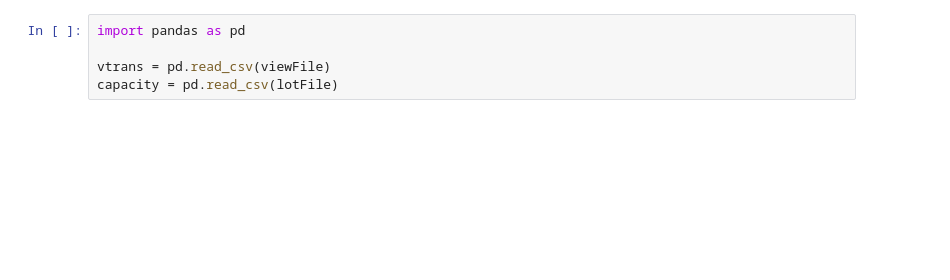
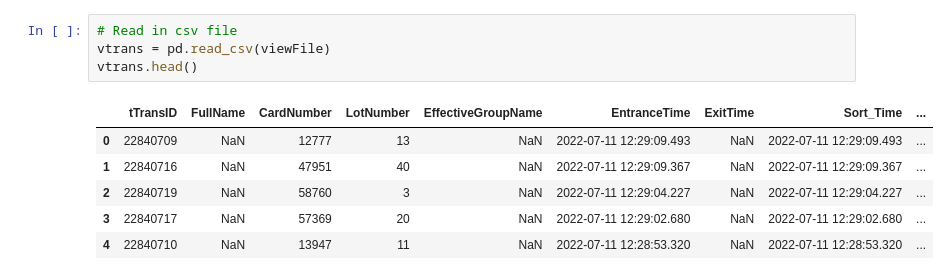
Before and after one commit to jacobbp25/Group5Project, a Jupyter notebook: Parking-TimeSeries.ipynb, the cells around one changed output. Saved outputs shown, nothing was run; the diff lists cells and outputs as text; blank space fills up the shorter version.

```diff
--- a/Parking-TimeSeries.ipynb
+++ b/Parking-TimeSeries.ipynb
@@ -59,7 +52,13 @@ File exists data/VCardTransactions-NoName.csv - NOT un-zipping
 File exists data/VCardTransactions-NoName2.csv - NOT un-zipping
 File exists data/vtrans.csv - NOT merging
 # %%
-import pandas as pd
-
+# Read in csv file
 vtrans = pd.read_csv(viewFile)
-capacity = pd.read_csv(lotFile)
+vtrans.head()
+# %% [output]
+|  | tTransID | FullName | CardNumber | LotNumber | EffectiveGroupName | EntranceTime | ExitTime | Sort_Time | ... |
+| 0 | 22840709 | NaN | 12777 | 13 | NaN | 2022-07-11 12:29:09.493 | NaN | 2022-07-11 12:29:09.493 | ... |
+| 1 | 22840716 | NaN | 47951 | 40 | NaN | 2022-07-11 12:29:09.367 | NaN | 2022-07-11 12:29:09.367 | ... |
+| 2 | 22840719 | NaN | 58760 | 3 | NaN | 2022-07-11 12:29:04.227 | NaN | 2022-07-11 12:29:04.227 | ... |
+| 3 | 22840717 | NaN | 57369 | 20 | NaN | 2022-07-11 12:29:02.680 | NaN | 2022-07-11 12:29:02.680 | ... |
+| 4 | 22840710 | NaN | 13947 | 11 | NaN | 2022-07-11 12:28:53.320 | NaN | 2022-07-11 12:28:53.320 | ... |
```
Also changed, not shown: parts of 8 cells of this notebook.
